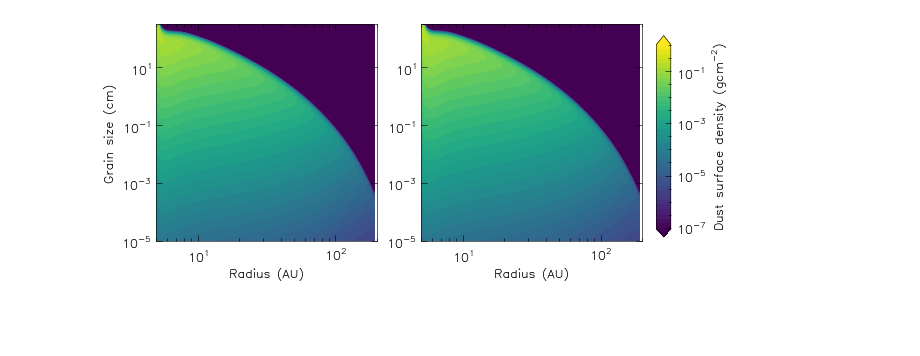
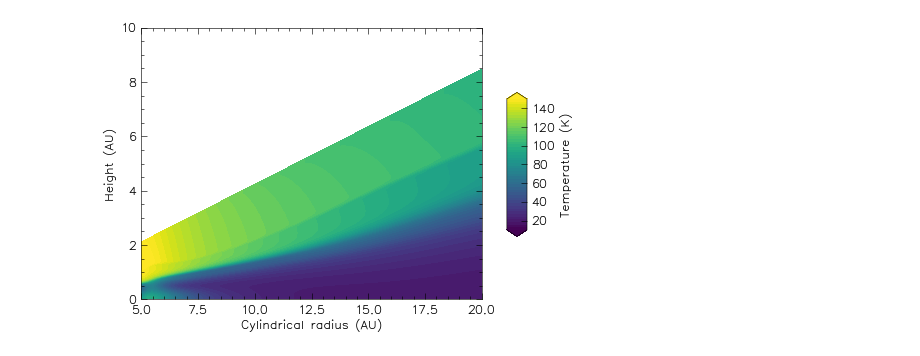
Before and after one commit to cuDisc/cuDisc, a Jupyter notebook: codes/python/disc_plotter_icevap.ipynb, the cells around one changed output. Saved outputs shown, nothing was run; the diff lists cells and outputs as text; code cells hidden in the pictures; blank space fills up the shorter version.

```diff
--- a/codes/python/disc_plotter_icevap.ipynb
+++ b/codes/python/disc_plotter_icevap.ipynb
@@ -8,7 +8,7 @@ import matplotlib.pyplot as plt
 Import 2D cuDisc run
 """
 
-sim = CuDiscModel("../outputs/icevap_example/0")
+sim = CuDiscModel("../outputs/icevap_example/new")
 
 # Load in grids, densities and temperatures
 
@@ -39,6 +39,8 @@ Sig_COk = 2.*np.sum(CO.ice[:,:,2:-2,:,0]* np.diff(Z_e[None,:,2:-2,None],axis=2),
 
 Sig_COvap = 2.*np.sum(CO.vap[:,:,2:-2] * np.diff(Z_e[None,:,2:-2],axis=2), axis=2)
 Sig_COtot = 2.*np.sum((CO.ice[:,:,2:-2,:,0].sum(-1)+CO.vap[:,:,2:-2]) * np.diff(Z_e[None,:,2:-2],axis=2), axis=2)
+
+bins = sim.compute_binned_profiles(g, dust, CO, sizes, 1.675, 0.89)
 # %%
 # Plot dust density
 
@@ -128,29 +205,23 @@ plt.show()
 # %%
-# Plot grain size distribution
+# Plot temperature
 
-R_a_grid, a_R_grid = np.meshgrid(g.R_c[2:-2], sizes.a_c, indexing='ij')
+t_snap = -1
 
-t_snaps = [0,-1]
+fig, ax = plt.subplots(1, 1, figsize=(7, 5))
 
-fig, ax = plt.subplots(1, len(t_snaps), figsize = (5*len(t_snaps),4), sharex=True)
+# ax.set_aspect("equal")
+con = ax.contourf(g.R/au, g.Z/au, temp.T[t_snap,:,:], np.linspace(10,150,50), extend='both')
+ax.set_xlabel('Cylindrical radius (AU)')
+ax.set_ylabel('Height (AU)')
 
-for i, ti in enumerate(t_snaps):
-    con = ax[i].contourf(R_a_grid/au, a_R_grid, np.log10(Sig_d[ti,2:-2,:]+1e-100),np.linspace(-7,0,40), extend='both')
-    ax[i].set_xlabel("Radius (AU)")
-    ax[i].set_ylim(1e-5,300)
-    ax[i].set_yscale('log')
-
-ax[0].set_ylabel("Grain size (cm)")
-plt.xscale('log')
-
-plt.xlim(5,200)
+plt.xlim(5,20)
+plt.ylim(0,10)
 fig.subplots_adjust(right=0.8)
-cbar_ax = fig.add_axes([0.82, 0.14, 0.02, 0.7])
+cbar_ax = fig.add_axes([0.85, 0.3, 0.04, 0.4])
 cbar = fig.colorbar(con, cax=cbar_ax)
-cbar.set_ticks(np.arange(-7,2,2))
-cbar.set_ticklabels(["$10^{%d}$"%(x) for x in np.arange(-7,2,2)])
-cbar.set_label(r"Dust surface density (gcm$^{-2}$)")
+cbar.set_ticks(np.arange(20,150,20))
+cbar.set_label("Temperature (K)")
 
 plt.show()
 # %% [output]
-[figure, old version]
+[figure, new version]
```
Also changed, not shown: parts of 8 cells of this notebook, 1 other file.
